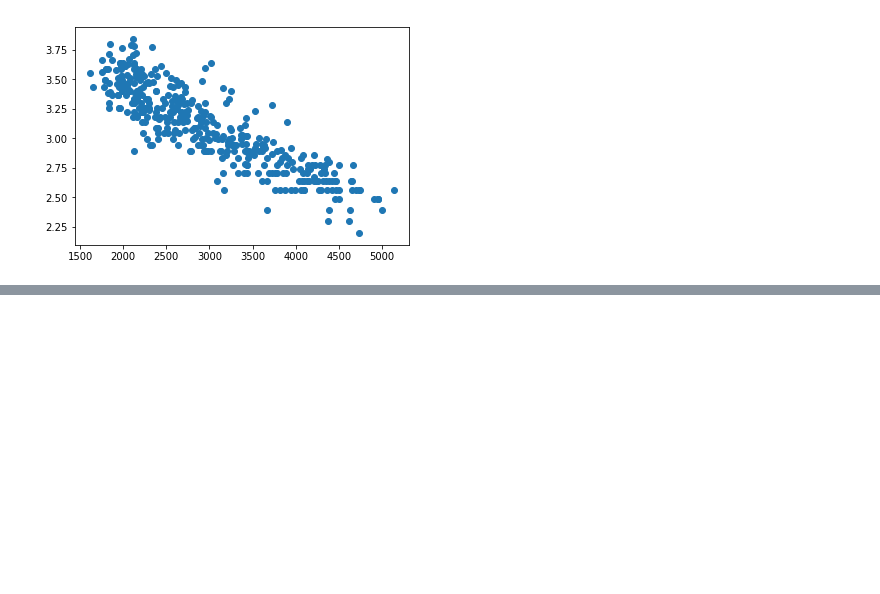
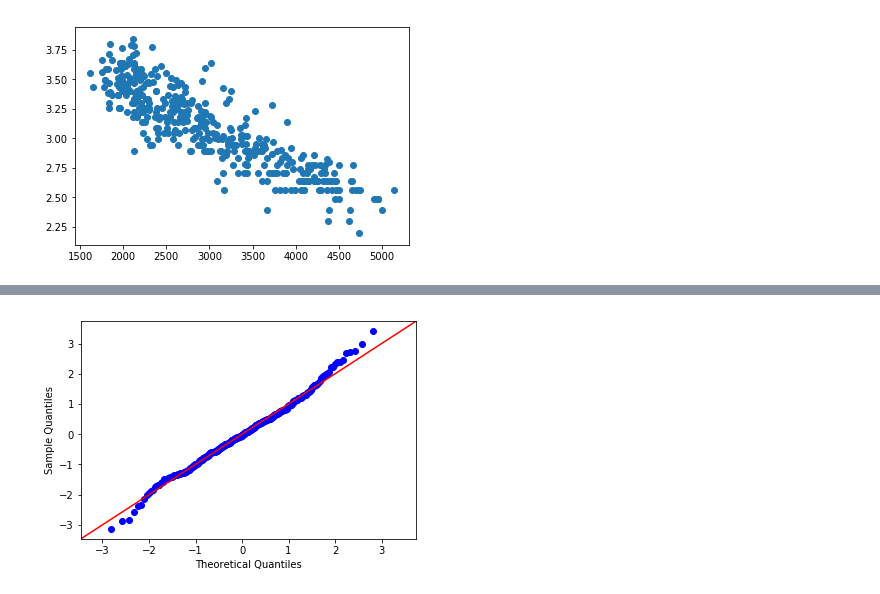
Before and after one commit to wmarshall484/DSI_LECTURES_2, a Jupyter notebook: linear-regression/moses_marsh/linear_regression.ipynb, the cells around one changed output, grey strips where cells are left out. Cells and saved outputs as stored; diff of their text form; code cells hidden in the pictures; blank space fills up the shorter version.

```diff
--- a/linear-regression/moses_marsh/linear_regression.ipynb
+++ b/linear-regression/moses_marsh/linear_regression.ipynb
@@ -711,0 +712,4 @@ plt.ylabel('residuals');
+# %%
+ax = sm.graphics.qqplot(stud_resids3, line='45')
+# %% [output]
+[figure, added]
```
Also changed, not shown: parts of 13 cells of this notebook, 1 other file.
